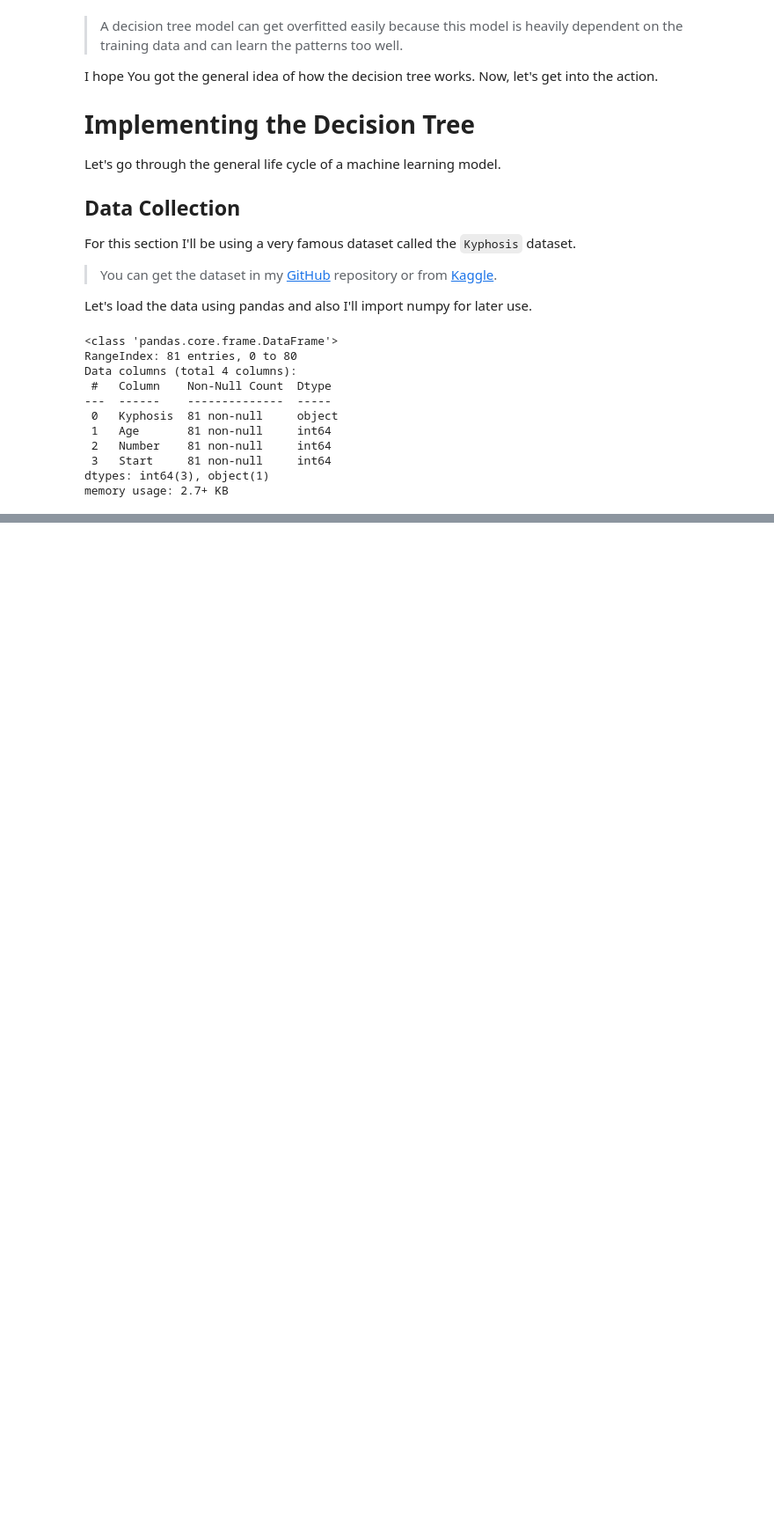
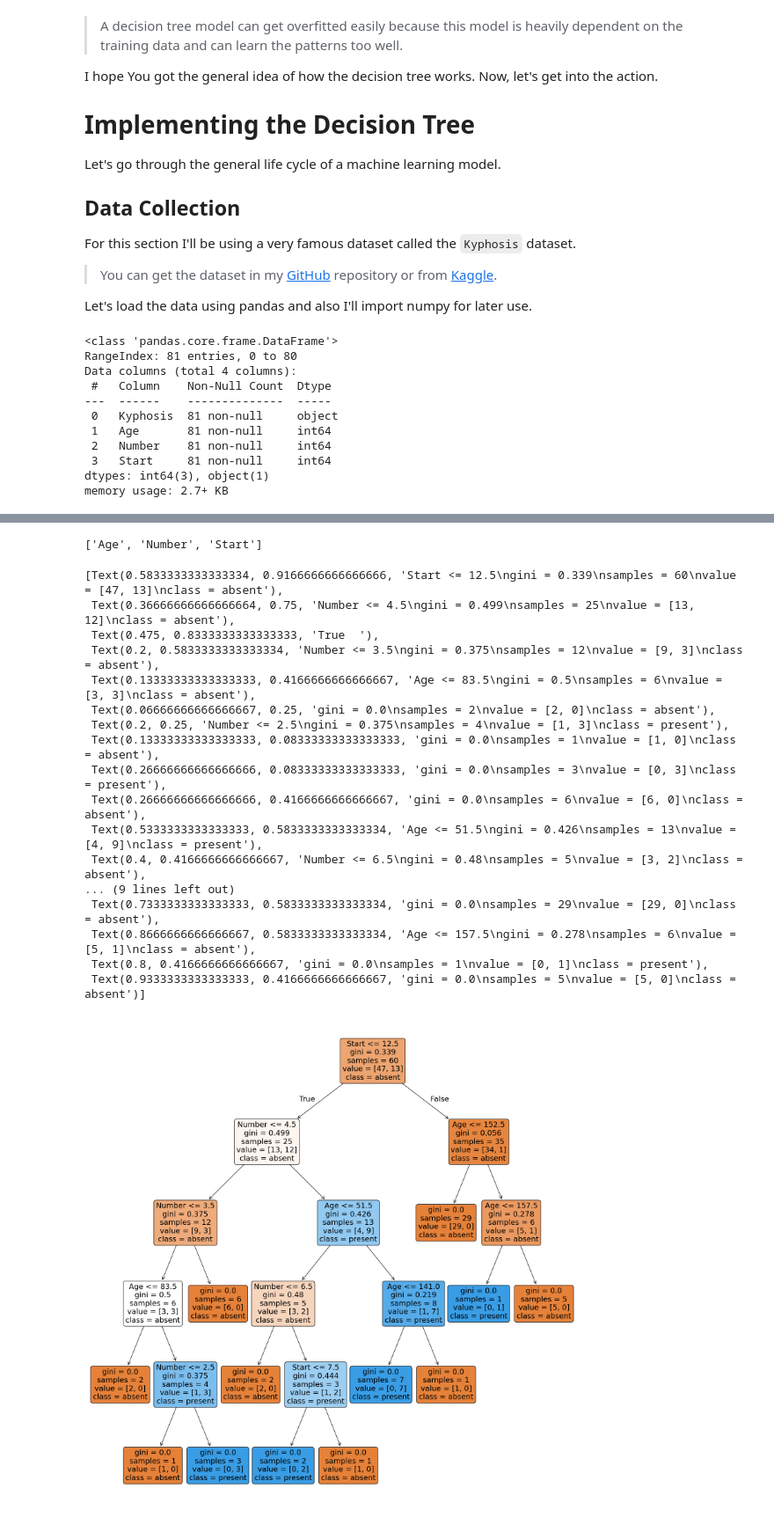
Before and after one commit to RishatTalukder/Machine-Learning-Zero-to-Hero, a Jupyter notebook: 11_Decision_Trees_and_Random_Forest/26_Decision_Trees_and_Random_Forest.ipynb, the cells around one changed output, grey strips where cells are left out. Shown at 88% size. Cells and saved outputs as stored; diff of their text form; code cells hidden in the pictures; blank space fills up the shorter version.

Commit message:
Wrote most the decision tree notebook

```diff
--- a/11_Decision_Trees_and_Random_Forest/26_Decision_Trees_and_Random_Forest.ipynb
+++ b/11_Decision_Trees_and_Random_Forest/26_Decision_Trees_and_Random_Forest.ipynb
@@ -570,0 +593,3 @@ So, it's pretty obvious that `kyphosis` is the target variable.
+# %%
+features = data.drop(columns='Kyphosis')
+target = data['Kyphosis']
@@ -570,0 +598,4 @@ So, it's pretty obvious that `kyphosis` is the target variable.
+# %%
+from sklearn.model_selection import train_test_split
+
+X_train, X_test, y_train, y_test = train_test_split(features, target, random_state=42, stratify=target)
@@ -570,0 +610,4 @@ So, it's pretty obvious that `kyphosis` is the target variable.
+# %%
+from sklearn.tree import DecisionTreeClassifier
+
+tree_model = DecisionTreeClassifier()
@@ -570,0 +616,2 @@ So, it's pretty obvious that `kyphosis` is the target variable.
+# %%
+tree_model.fit(X_train, y_train)
@@ -570,0 +707,29 @@ So, it's pretty obvious that `kyphosis` is the target variable.
+# %%
+list(features.columns)
+# %% [output]
+['Age', 'Number', 'Start']
+# %%
+from sklearn.tree import plot_tree
+from matplotlib import pyplot as plt
+
+plt.figure(figsize=(20, 20))
+plot_tree(tree_model, filled=True, feature_names=list(features.columns), class_names=['absent', 'present'], impurity=True, rounded=True)
+# %% [output]
+[Text(0.5833333333333334, 0.9166666666666666, 'Start <= 12.5\ngini = 0.339\nsamples = 60\nvalue = [47, 13]\nclass = absent'),
+ Text(0.36666666666666664, 0.75, 'Number <= 4.5\ngini = 0.499\nsamples = 25\nvalue = [13, 12]\nclass = absent'),
+ Text(0.475, 0.8333333333333333, 'True  '),
+ Text(0.2, 0.5833333333333334, 'Number <= 3.5\ngini = 0.375\nsamples = 12\nvalue = [9, 3]\nclass = absent'),
+ Text(0.13333333333333333, 0.4166666666666667, 'Age <= 83.5\ngini = 0.5\nsamples = 6\nvalue = [3, 3]\nclass = absent'),
+ Text(0.06666666666666667, 0.25, 'gini = 0.0\nsamples = 2\nvalue = [2, 0]\nclass = absent'),
+ Text(0.2, 0.25, 'Number <= 2.5\ngini = 0.375\nsamples = 4\nvalue = [1, 3]\nclass = present'),
+ Text(0.13333333333333333, 0.08333333333333333, 'gini = 0.0\nsamples = 1\nvalue = [1, 0]\nclass = absent'),
+ Text(0.26666666666666666, 0.08333333333333333, 'gini = 0.0\nsamples = 3\nvalue = [0, 3]\nclass = present'),
+ Text(0.26666666666666666, 0.4166666666666667, 'gini = 0.0\nsamples = 6\nvalue = [6, 0]\nclass = absent'),
+ Text(0.5333333333333333, 0.5833333333333334, 'Age <= 51.5\ngini = 0.426\nsamples = 13\nvalue = [4, 9]\nclass = present'),
+ Text(0.4, 0.4166666666666667, 'Number <= 6.5\ngini = 0.48\nsamples = 5\nvalue = [3, 2]\nclass = absent'),
+... (9 lines left out)
+ Text(0.7333333333333333, 0.5833333333333334, 'gini = 0.0\nsamples = 29\nvalue = [29, 0]\nclass = absent'),
+ Text(0.8666666666666667, 0.5833333333333334, 'Age <= 157.5\ngini = 0.278\nsamples = 6\nvalue = [5, 1]\nclass = absent'),
+ Text(0.8, 0.4166666666666667, 'gini = 0.0\nsamples = 1\nvalue = [0, 1]\nclass = present'),
+ Text(0.9333333333333333, 0.4166666666666667, 'gini = 0.0\nsamples = 5\nvalue = [5, 0]\nclass = absent')]
+[figure, added]
```
Also changed, not shown: parts of 19 cells of this notebook.
